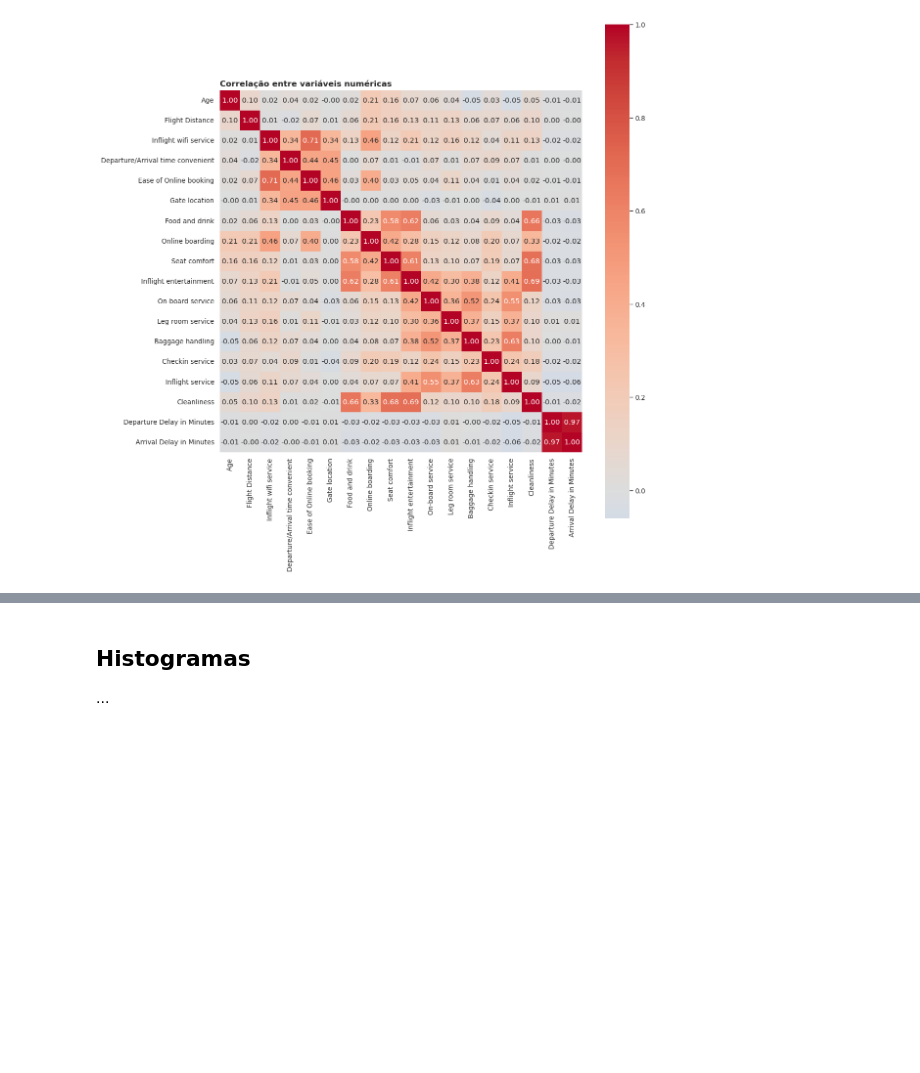
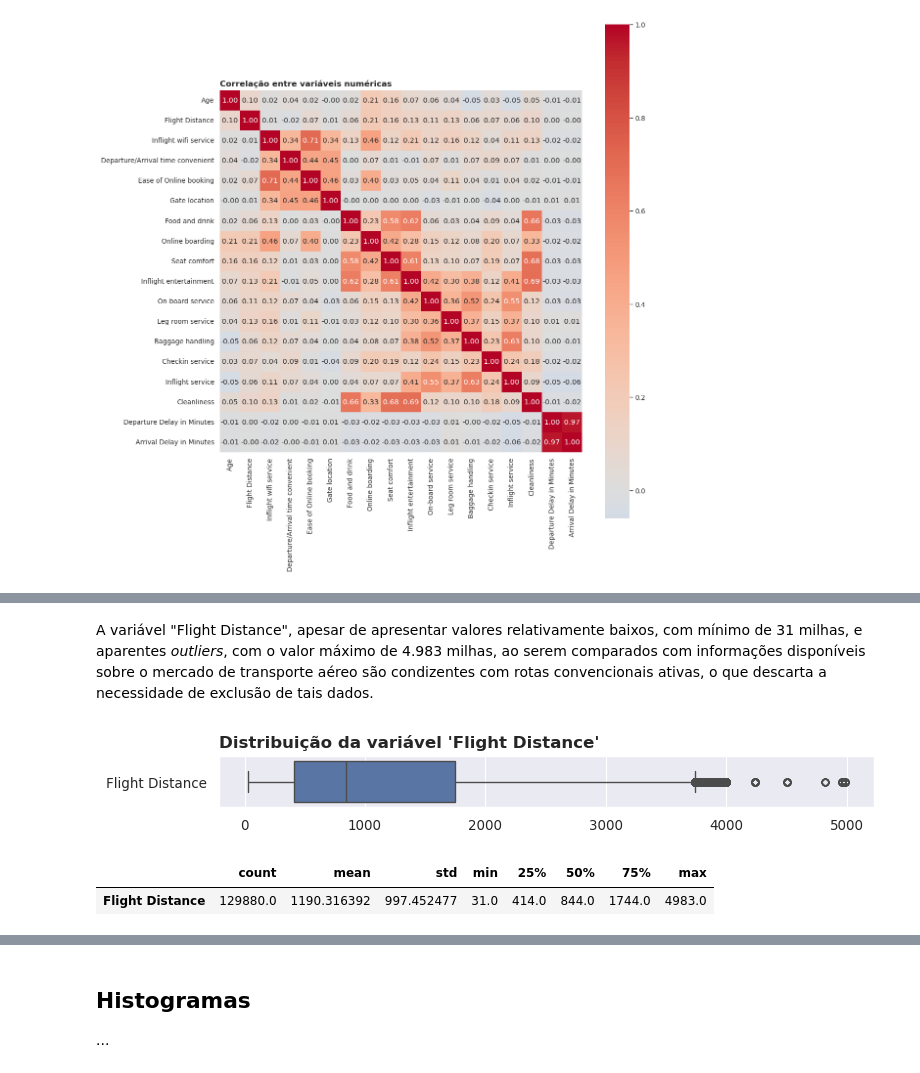
Before and after one commit to rogerioferreira/MVP-Analise-de-Dados-e-Boas-Praticas-PUC-RIO, a Jupyter notebook: notebooks/mvp-analise de dados e boas praticas.ipynb, the cells around one changed output, grey strips where cells are left out. Cells and saved outputs as stored; diff of their text form; code cells hidden in the pictures; blank space fills up the shorter version.

```diff
--- a/notebooks/mvp-analise de dados e boas praticas.ipynb
+++ b/notebooks/mvp-analise de dados e boas praticas.ipynb
@@ -340,0 +401,28 @@ data.drop(columns=["Arrival Delay in Minutes"], inplace=True)
+# %% [markdown]
+A variável "Flight Distance", apesar de apresentar valores relativamente baixos, com mínimo de 31 milhas, e aparentes *outliers*, com o valor máximo de 4.983 milhas, ao serem comparados com informações disponíveis sobre o mercado de transporte aéreo são condizentes com rotas convencionais ativas, o que descarta a necessidade de exclusão de tais dados.
+# %%
+plt.figure(figsize=(8, 1.3))
+
+ax = sns.boxplot(
+    data=data[["Flight Distance"]],
+    orient="h",
+)
+
+# Definição do título do gráfico
+ax.set_title(
+    "Distribuição da variável 'Flight Distance'",
+    loc="left",
+    fontsize=12,
+    fontweight="bold",
+)
+
+# Ajuste de layout e exibição
+plt.tight_layout()
+plt.show()
+# %% [output]
+[figure, added]
+# %%
+data[["Flight Distance"]].describe().T
+# %% [output]
+|  | count | mean | std | min | 25% | 50% | 75% | max |
+| Flight Distance | 129880.0 | 1190.316392 | 997.452477 | 31.0 | 414.0 | 844.0 | 1744.0 | 4983.0 |
```
Also changed, not shown: parts of 19 cells of this notebook.
